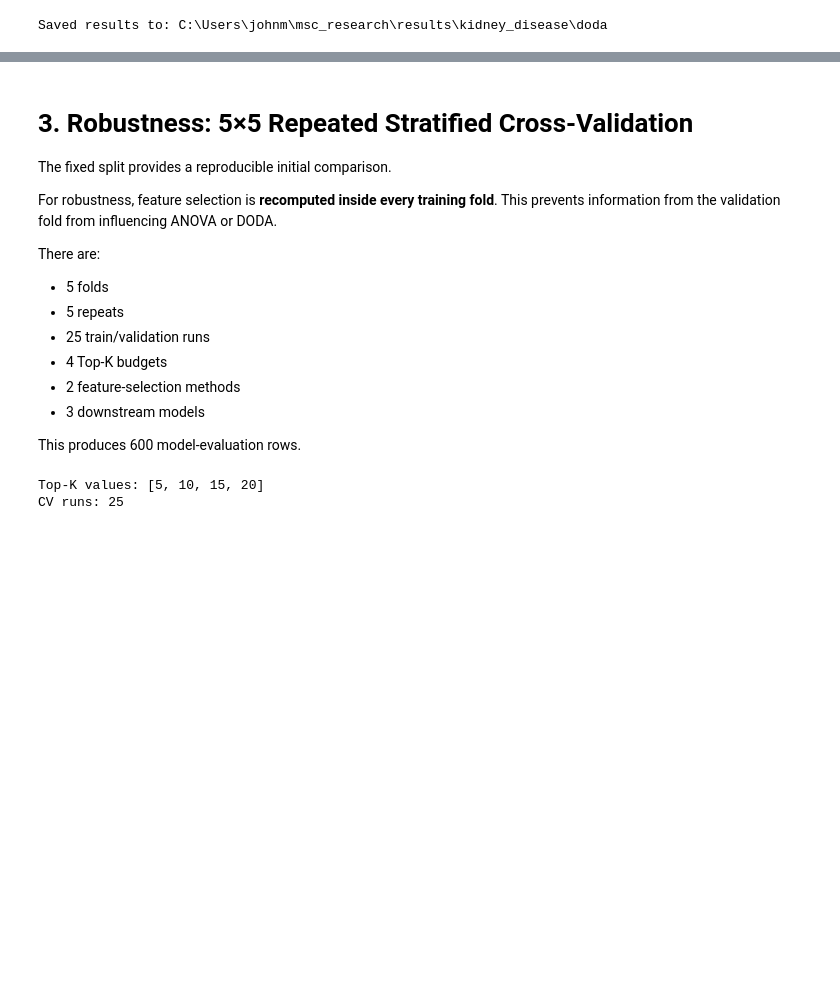
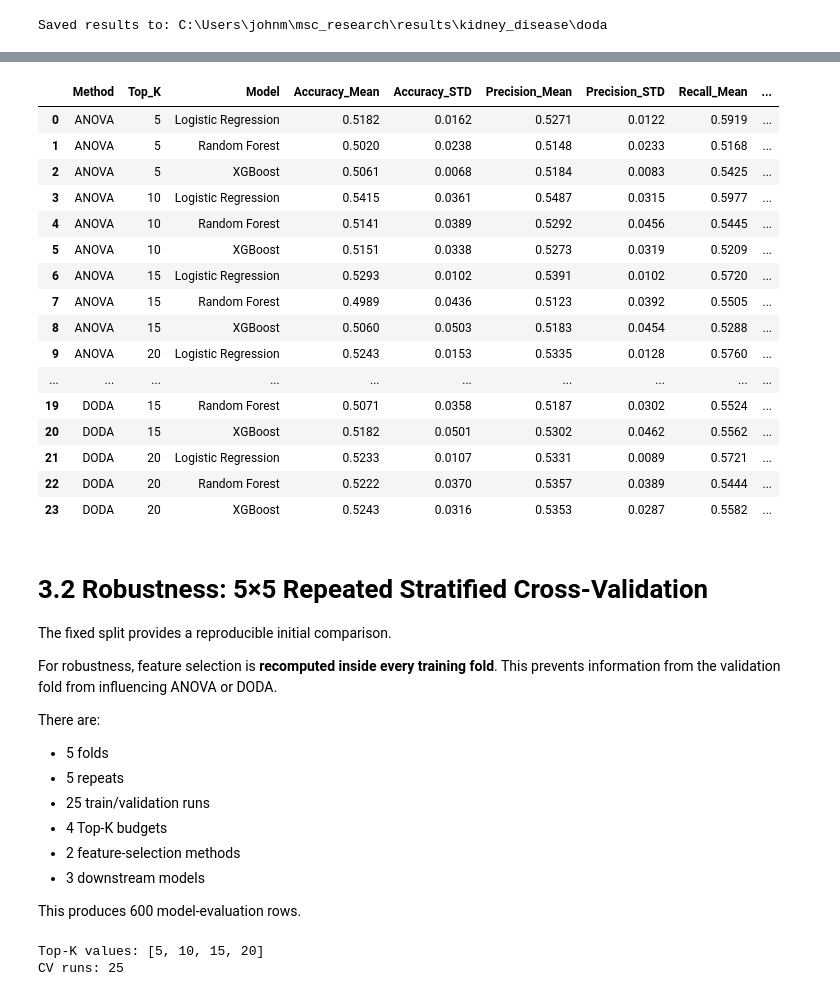
Before and after one commit to anandha-3679/msc_research, a Jupyter notebook: notebooks/angel/kidney_disease/BD_KDD_ANOVA.ipynb, the cells around one changed output, grey strips where cells are left out. Cells and saved outputs as stored; diff of their text form; code cells hidden in the pictures; blank space fills up the shorter version.

```diff
--- a/notebooks/angel/kidney_disease/BD_KDD_ANOVA.ipynb
+++ b/notebooks/angel/kidney_disease/BD_KDD_ANOVA.ipynb
@@ -1087,0 +1096,15 @@ Saved results to: C:\Users\johnm\msc_research\results\kidney_disease\doda
+# %%
+# =============================================================================
+# STEP 21: 5-FOLD CV CONFIGURATION
+# =============================================================================
+from sklearn.model_selection import StratifiedKFold
+
+CV5_SPLITS = 5
+CV5_RANDOM_STATE = 42
+cv5 = StratifiedKFold(n_splits=CV5_SPLITS, shuffle=True, random_state=CV5_RANDOM_STATE)
+cv5_results = []
+
+print("5-fold CV configuration loaded.")
+print("Splits:", CV5_SPLITS)
+print("Top-K values:", TOP_K_VALUES)
+print("Fusion: RankFusion")
@@ -1088,5 +1206,44 @@ Saved results to: C:\Users\johnm\msc_research\results\kidney_disease\doda
+# %%
+# =============================================================================
+# STEP 23: 5-FOLD CV PERFORMANCE SUMMARY
+# =============================================================================
+cv5_summary_df = (
+    cv5_results_df.groupby(["Method", "Top_K", "Model"])
+    [["Accuracy", "Precision", "Recall", "F1", "ROC_AUC"]]
+    .agg(["mean", "std"])
+    .reset_index()
+)
+cv5_summary_df.columns = [
+    "Method", "Top_K", "Model", "Accuracy_Mean", "Accuracy_STD",
+    "Precision_Mean", "Precision_STD", "Recall_Mean", "Recall_STD",
+    "F1_Mean", "F1_STD", "ROC_AUC_Mean", "ROC_AUC_STD"
+]
+display(cv5_summary_df.round(4))
+
+cv5_dir = Path("../../../results/kidney_disease/cv")
+cv5_dir.mkdir(parents=True, exist_ok=True)
+cv5_results_df.to_csv(cv5_dir / "anova_doda_5fold_results.csv", index=False)
+cv5_summary_df.to_csv(cv5_dir / "anova_doda_5fold_summary.csv", index=False)
+# %% [output]
+|  | Method | Top_K | Model | Accuracy_Mean | Accuracy_STD | Precision_Mean | Precision_STD | Recall_Mean | ... |
+| 0 | ANOVA | 5 | Logistic Regression | 0.5182 | 0.0162 | 0.5271 | 0.0122 | 0.5919 | ... |
+| 1 | ANOVA | 5 | Random Forest | 0.5020 | 0.0238 | 0.5148 | 0.0233 | 0.5168 | ... |
+| 2 | ANOVA | 5 | XGBoost | 0.5061 | 0.0068 | 0.5184 | 0.0083 | 0.5425 | ... |
+| 3 | ANOVA | 10 | Logistic Regression | 0.5415 | 0.0361 | 0.5487 | 0.0315 | 0.5977 | ... |
+| 4 | ANOVA | 10 | Random Forest | 0.5141 | 0.0389 | 0.5292 | 0.0456 | 0.5445 | ... |
+| 5 | ANOVA | 10 | XGBoost | 0.5151 | 0.0338 | 0.5273 | 0.0319 | 0.5209 | ... |
+| 6 | ANOVA | 15 | Logistic Regression | 0.5293 | 0.0102 | 0.5391 | 0.0102 | 0.5720 | ... |
+| 7 | ANOVA | 15 | Random Forest | 0.4989 | 0.0436 | 0.5123 | 0.0392 | 0.5505 | ... |
+| 8 | ANOVA | 15 | XGBoost | 0.5060 | 0.0503 | 0.5183 | 0.0454 | 0.5288 | ... |
+| 9 | ANOVA | 20 | Logistic Regression | 0.5243 | 0.0153 | 0.5335 | 0.0128 | 0.5760 | ... |
+| ... | ... | ... | ... | ... | ... | ... | ... | ... | ... |
+| 19 | DODA | 15 | Random Forest | 0.5071 | 0.0358 | 0.5187 | 0.0302 | 0.5524 | ... |
+| 20 | DODA | 15 | XGBoost | 0.5182 | 0.0501 | 0.5302 | 0.0462 | 0.5562 | ... |
+| 21 | DODA | 20 | Logistic Regression | 0.5233 | 0.0107 | 0.5331 | 0.0089 | 0.5721 | ... |
+| 22 | DODA | 20 | Random Forest | 0.5222 | 0.0370 | 0.5357 | 0.0389 | 0.5444 | ... |
+| 23 | DODA | 20 | XGBoost | 0.5243 | 0.0316 | 0.5353 | 0.0287 | 0.5582 | ... |
 # %% [markdown]
-# 3. Robustness: 5×5 Repeated Stratified Cross-Validation
+# 3.2 Robustness: 5×5 Repeated Stratified Cross-Validation
 
 The fixed split provides a reproducible initial comparison.
 
```
Also changed, not shown: parts of 17 cells of this notebook, 7 other files.
